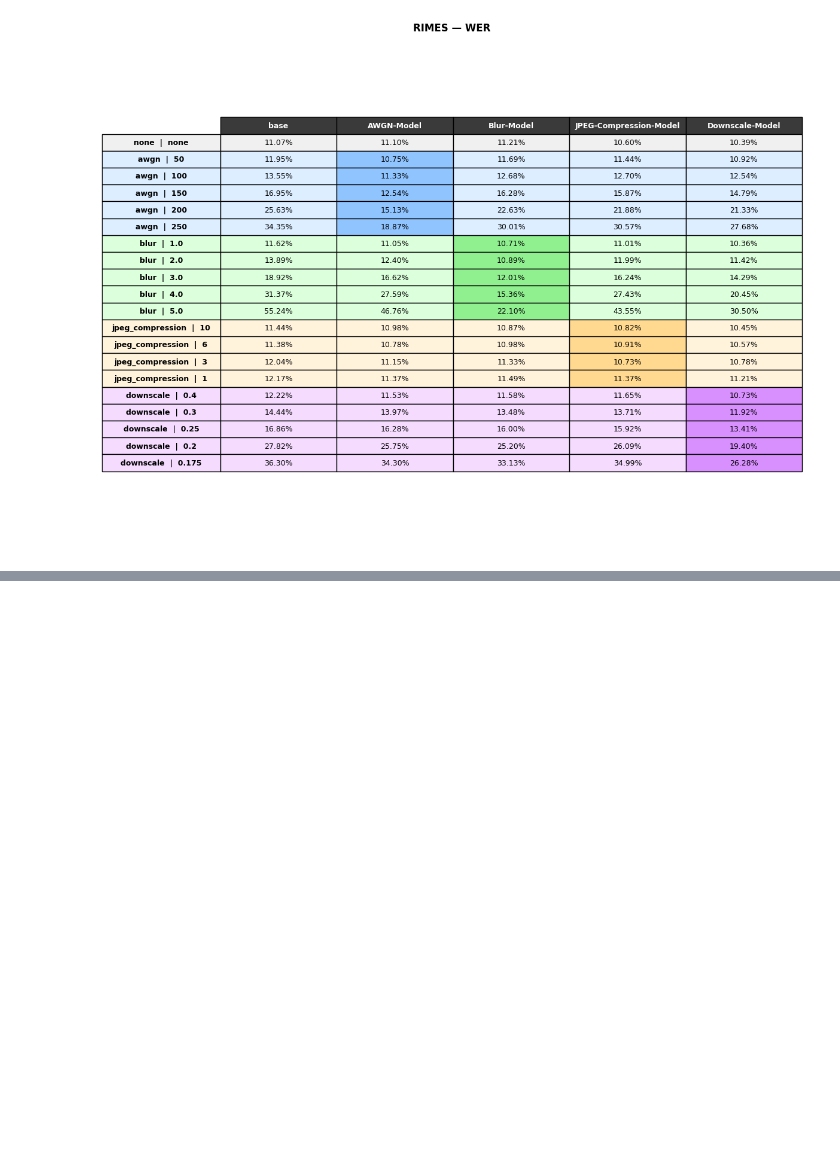
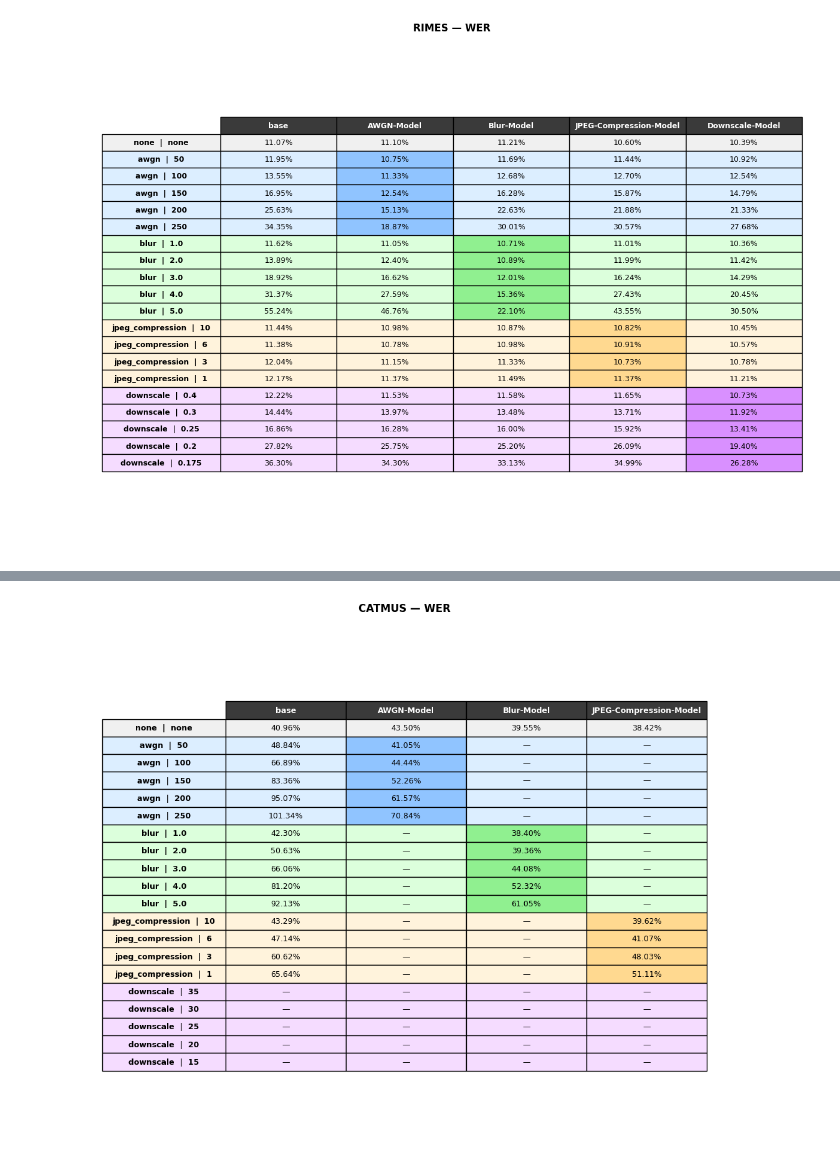
Before and after one commit to LeMerta/trocr-degradation-thesis, a Jupyter notebook: notebooks/results/result_tables.ipynb, the cells around one changed output, grey strips where cells are left out. Saved outputs shown, nothing was run; the diff lists cells and outputs as text; code cells hidden in the pictures; blank space fills up the shorter version.

```diff
--- a/notebooks/results/result_tables.ipynb
+++ b/notebooks/results/result_tables.ipynb
@@ -115,0 +131,4 @@ render_table( "rimes", "wer")
+# %%
+render_table( "catmus", "wer")
+# %% [output]
+[figure, added]
```
Also changed, not shown: parts of 7 cells of this notebook, 22 other files.
